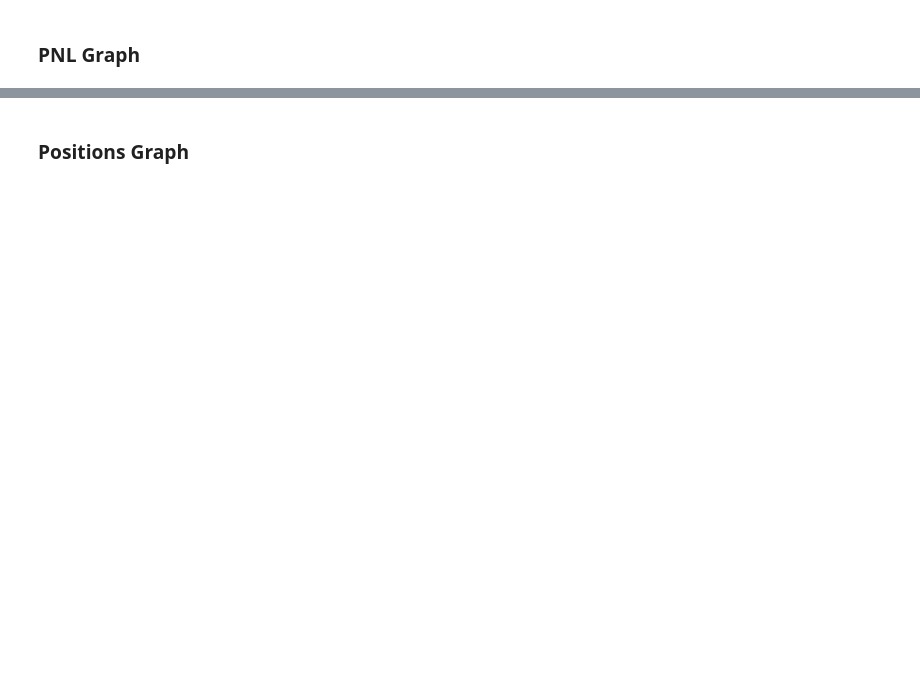
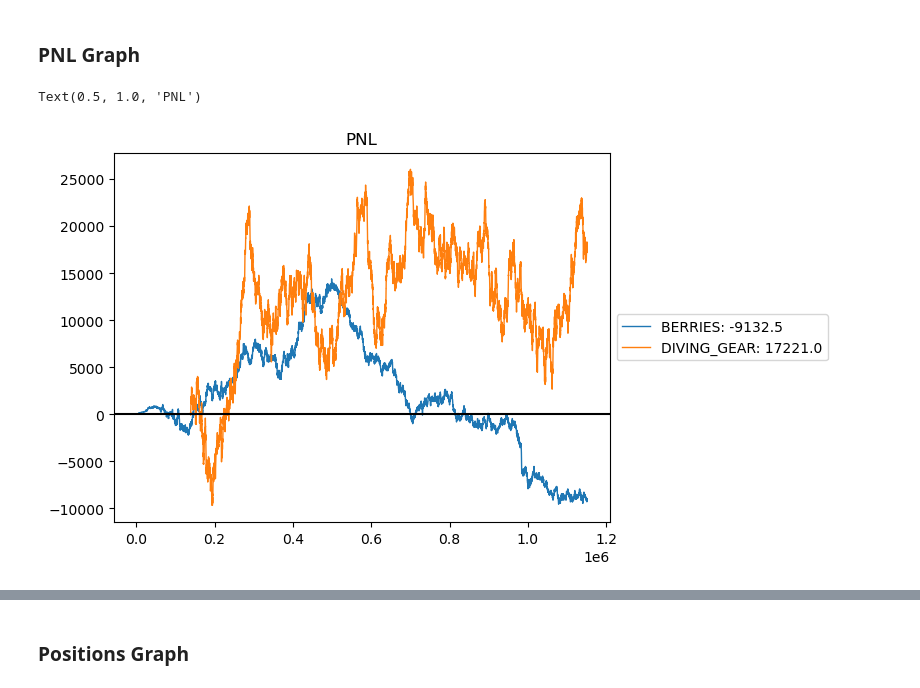
Before and after one commit to rzhan11/IMCTradingComp23, a Jupyter notebook: nbs/exploration-Copy17.ipynb, the cells around one changed output, grey strips where cells are left out. Saved outputs shown, nothing was run; the diff lists cells and outputs as text; code cells hidden in the pictures; blank space fills up the shorter version.

```diff
--- a/nbs/exploration-Copy17.ipynb
+++ b/nbs/exploration-Copy17.ipynb
@@ -30,7 +30,7 @@ from log_parser import process_file, process_file_jasper
 # parameters
 # %%
 # _fname = "../replays/local-8-82-2.3.log"
-_fname = "../replays/local.log"
+_fname = "../replays/local-berry.log"
 _time_step = 100
 _max_time = 3000000
 _symbols = ["BANANAS", "PEARLS", "COCONUTS", "PINA_COLADAS", "BERRIES", "DIVING_GEAR", "BAGUETTE", "DIP", "UKULELE", "PICNIC_BASKET"]
@@ -931,32 +678,35 @@ for sym in _symbols:
 my_positions["COCO_PINA_pnl"] = my_positions["COCONUTS_pnl"] + my_positions["PINA_COLADAS_pnl"]
 
 my_positions["BASKET_COMP_pnl"] = my_positions["BAGUETTE_pnl"] + my_positions["DIP_pnl"] + my_positions["UKULELE_pnl"]
 
 my_positions["BASKET_NET_pnl"] = my_positions["BASKET_COMP_pnl"] + my_positions["PICNIC_BASKET_pnl"]
 
 ## shown products
 
-# products_shown = ["BERRIES", "DIVING_GEAR"]
-products_shown = ["BAGUETTE", "DIP", "UKULELE", "BASKET_COMP", "PICNIC_BASKET", "BASKET_NET"]
+products_shown = ["BERRIES", "DIVING_GEAR"]
+# products_shown = ["BAGUETTE", "DIP", "UKULELE", "BASKET_COMP", "PICNIC_BASKET", "BASKET_NET"]
 # products_shown = ["total", *_products]
 
 # ### basket trade
 # for prod in ["DIP", "BAGUETTE", "UKULELE", "PICNIC_BASKET"]:
 #     products_shown.remove(prod)
 # # products_shown += ["BASKET_COMP"]
 # products_shown += ["BASKET_NET"]
 
 # ### pina/coco section
 # products_shown.remove("COCONUTS")
 # products_shown.remove("PINA_COLADAS")
 # products_shown += ["COCO_PINA"]
 
 
 for prod in products_shown:
     pnl = my_positions[f"{prod}_pnl"].iloc[-1]
     plt.plot(my_positions["time"], my_positions[f"{prod}_pnl"], label=f"{prod}: {pnl}", linewidth=1)
 
 plt.axhline(y=0, color="black")
 
 plt.legend(loc="center left", bbox_to_anchor=(1, 0.5))
 plt.title(f"PNL")
+# %% [output]
+Text(0.5, 1.0, 'PNL')
+[figure, added]
```
Also changed, not shown: parts of 39 cells of this notebook, 1 other file.
